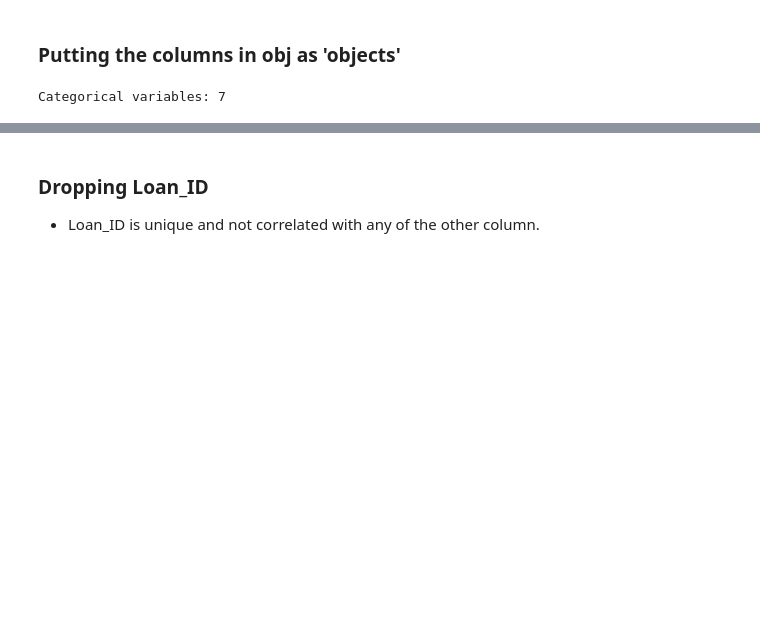
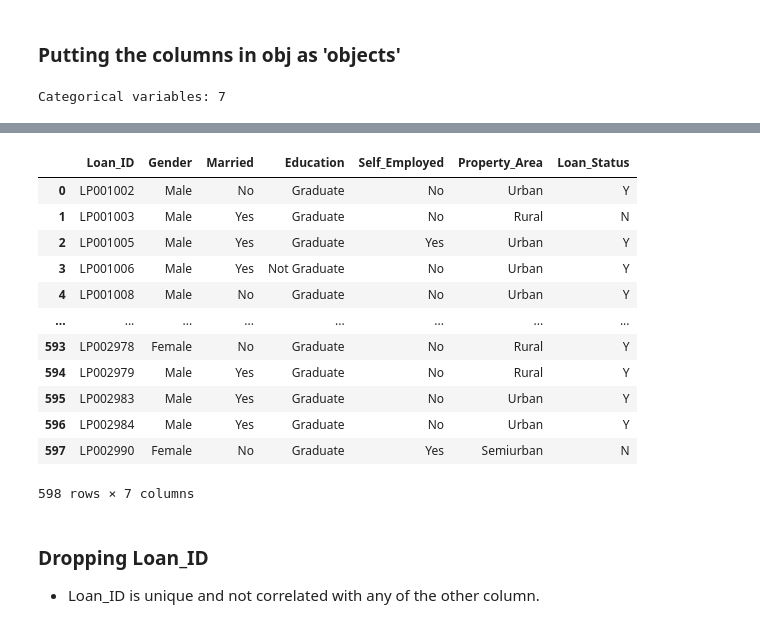
Before and after one commit to sayancyan/AI-ML-DataCore, a Jupyter notebook: Problem-Statements/loan_eligibility.ipynb, the cells around one changed output, grey strips where cells are left out. Cells and saved outputs as stored; diff of their text form; code cells hidden in the pictures; blank space fills up the shorter version.

```diff
--- a/Problem-Statements/loan_eligibility.ipynb
+++ b/Problem-Statements/loan_eligibility.ipynb
@@ -47,3 +81,23 @@ Categorical variables: 7
+# %%
+# Identify categorical columns (assuming they are of object type)
+categorical_columns = data.select_dtypes(include=['object']).columns
+
+# Print the categorical data
+data[categorical_columns]
+# %% [output]
+|  | Loan_ID | Gender | Married | Education | Self_Employed | Property_Area | Loan_Status |
+| 0 | LP001002 | Male | No | Graduate | No | Urban | Y |
+| 1 | LP001003 | Male | Yes | Graduate | No | Rural | N |
+| 2 | LP001005 | Male | Yes | Graduate | Yes | Urban | Y |
+| 3 | LP001006 | Male | Yes | Not Graduate | No | Urban | Y |
+| 4 | LP001008 | Male | No | Graduate | No | Urban | Y |
+| ... | ... | ... | ... | ... | ... | ... | ... |
+| 593 | LP002978 | Female | No | Graduate | No | Rural | Y |
+| 594 | LP002979 | Male | Yes | Graduate | No | Rural | Y |
+| 595 | LP002983 | Male | Yes | Graduate | No | Urban | Y |
+| 596 | LP002984 | Male | Yes | Graduate | No | Urban | Y |
+| 597 | LP002990 | Female | No | Graduate | Yes | Semiurban | N |
+598 rows × 7 columns
 # %% [markdown]
 ### Dropping Loan_ID
 - Loan_ID is unique and not correlated with any of the other column.
```
Also changed, not shown: parts of 7 cells of this notebook.
